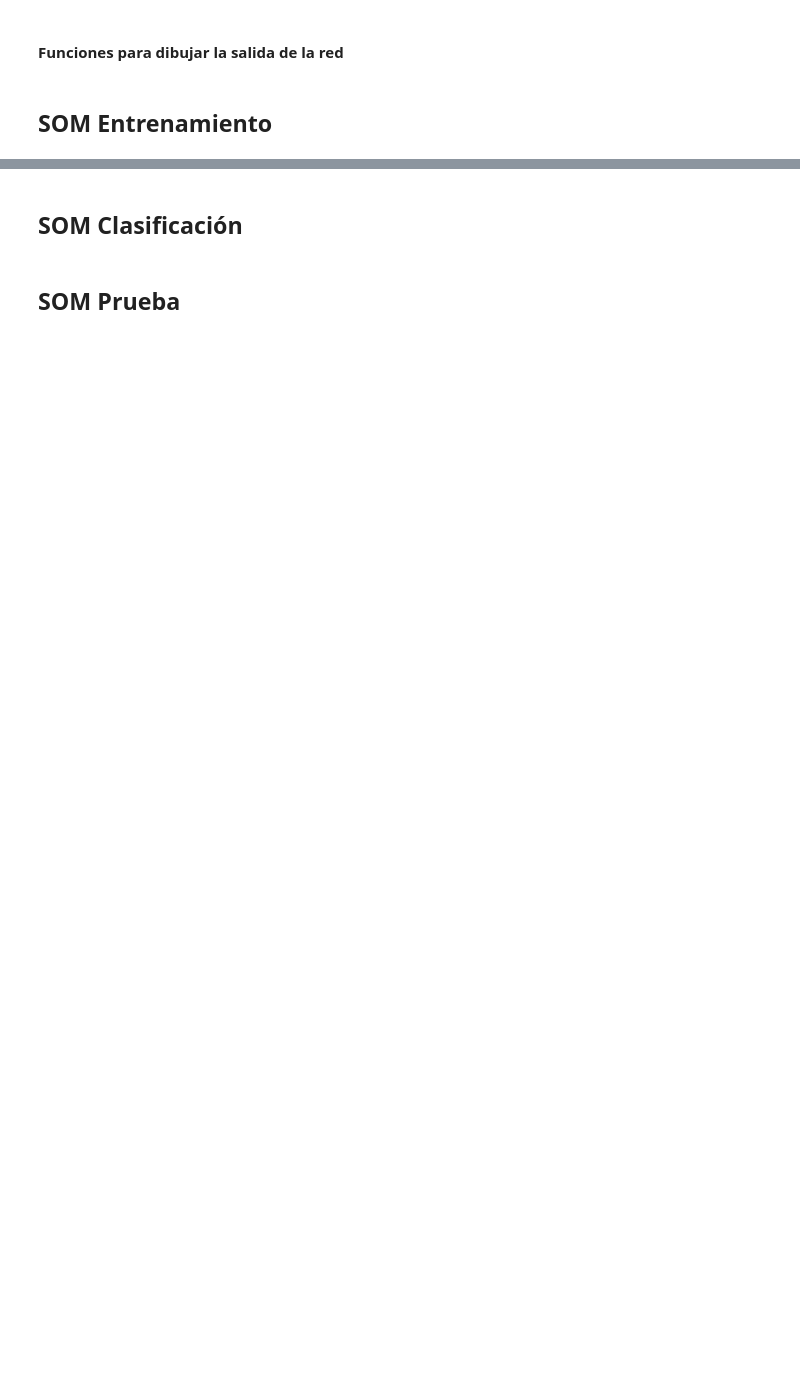
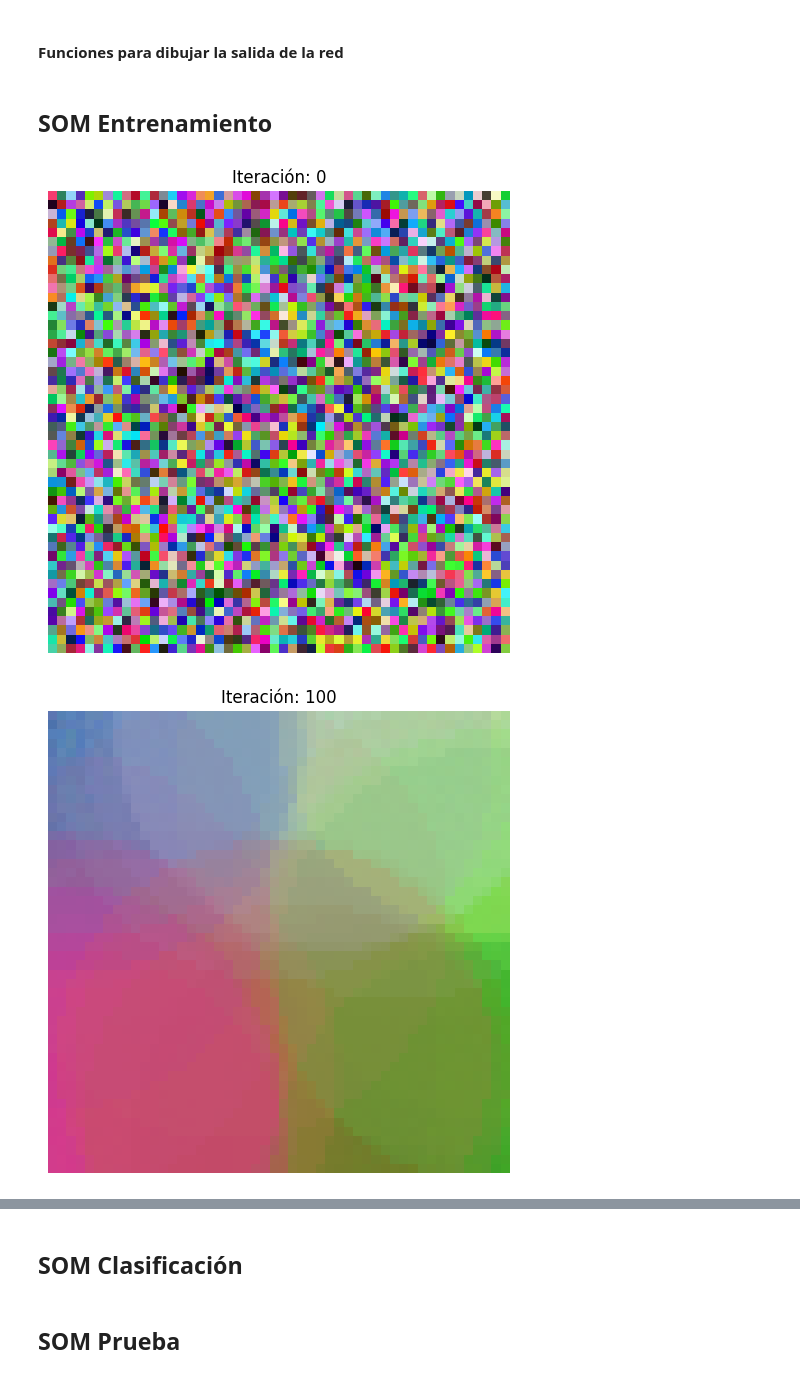
Before and after one commit to SergioRivero03/IA2-Practica1, a Jupyter notebook: L1P1-SOM_colores-resultado.ipynb, the cells around one changed output, grey strips where cells are left out. Drawn from its saved outputs; the diff is of its cells as text; code cells hidden in the pictures; blank space fills up the shorter version.

```diff
--- a/L1P1-SOM_colores-resultado.ipynb
+++ b/L1P1-SOM_colores-resultado.ipynb
@@ -143,15 +133,15 @@ def calcular_bmu(patron_entrada, matriz_pesos, m):
       if(distancia_local < distancia_minima):
          distancia_minima = distancia_local
          bmu = matriz_pesos[i]
-         bmu_idx = (i//10,i%10)
+         bmu_idx = (i//lado_mapa,i%lado_mapa)
 
    # Por último retornamos la bmu y su posición
-   return (bmu, bmu_idx)
+   return bmu, bmu_idx
 
 patron_entrada = obtener_Entrada(datos)
-bmu = calcular_bmu(patron_entrada, matriz_pesos, num_entradas)
+bmu, bmu_idx = calcular_bmu(patron_entrada, matriz_pesos, num_entradas)
 print(f"El patrón de entrada es:\n",patron_entrada)
 print(f"Y la BMU es:")
-print(f"Valor:",bmu[0],"\nPosicion:",bmu[1])
+print(f"Valor:",bmu,"\nPosicion:",bmu_idx)
 # %% [output]
 El patrón de entrada es:
@@ -213,2 +185,14 @@ def pintar_mapa(matriz_valores):
+# %%
+# Función para pintar una matriz de valores como colores RGB
+def pintar_mapa(matriz_valores, titulo):
+
+    # Reformateamos la matriz de pesos de (100, 3) a (10, 10, 3)
+    mapa_colores = matriz_pesos.reshape((lado_mapa, lado_mapa, 3))
+    # Mostramos la imagen con los colores RGB
+    plt.figure(figsize=(6, 6))
+    plt.imshow(mapa_colores, aspect='equal')
+    plt.title(titulo)
+    plt.axis("off")  # Quitamos los ejes para mejor visualización
+    plt.show()
 # %% [markdown]
 ## SOM Entrenamiento
@@ -216,0 +199,32 @@ def pintar_mapa(matriz_valores):
+# %%
+# Bucle principal
+
+
+for i in range(periodo):
+    if i % 100 == 0:
+        pintar_mapa(matriz_pesos, f"Iteración: {i}")
+
+    # Obtenemos el patrón de entrada ya normalizado
+    patron_entrada = obtener_Entrada(datos)
+
+    # Encontramos la bmu y calculamos eta y v
+    bmu, bmu_idx = calcular_bmu(patron_entrada, matriz_pesos, num_entradas)
+    eta = variacion_learning_rate(learning_rate, i, periodo)
+    v = variacion_vecindario(vecindario, i, periodo)
+
+    # Actualiza la matriz de pesos
+    for j in range(len(matriz_pesos)):
+        # Coordenadas de la neurona en la matriz
+        x = j // lado_mapa
+        y = j % lado_mapa
+
+        # Calcula la distancia euclídea 2D respecto a la BMU
+        distancia_BMU = np.sqrt((x - bmu_idx[0])**2 + (y - bmu_idx[1])**2)
+
+        # Si está dentro del vecindario, actualizar pesos
+        if distancia_BMU <= v:
+            amortiguacion = decay(distancia_BMU, v)
+            matriz_pesos[j] += eta * amortiguacion * (patron_entrada - matriz_pesos[j])
+# %% [output]
+[figure, added]
+[figure, added]
```
Also changed, not shown: parts of 7 cells of this notebook.
